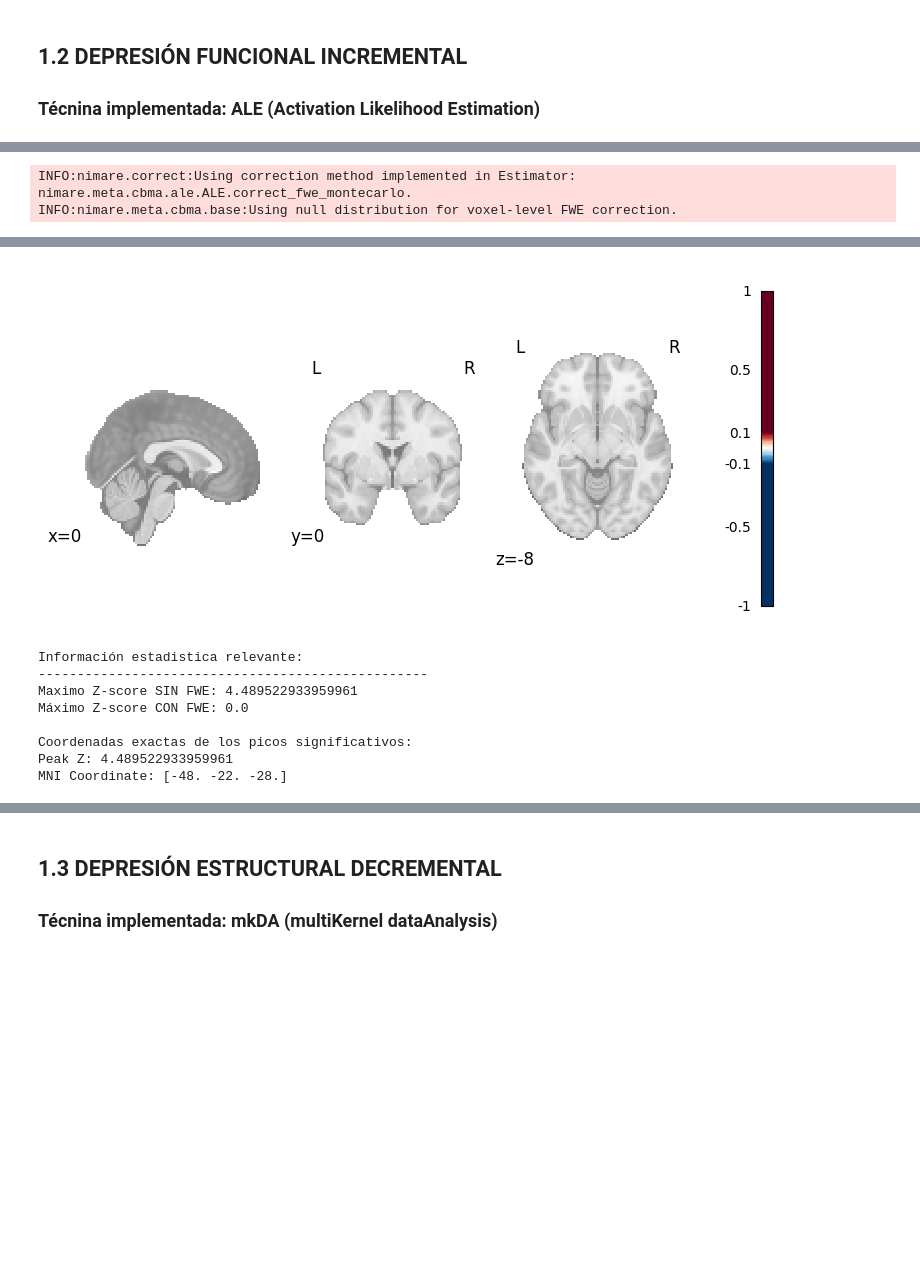
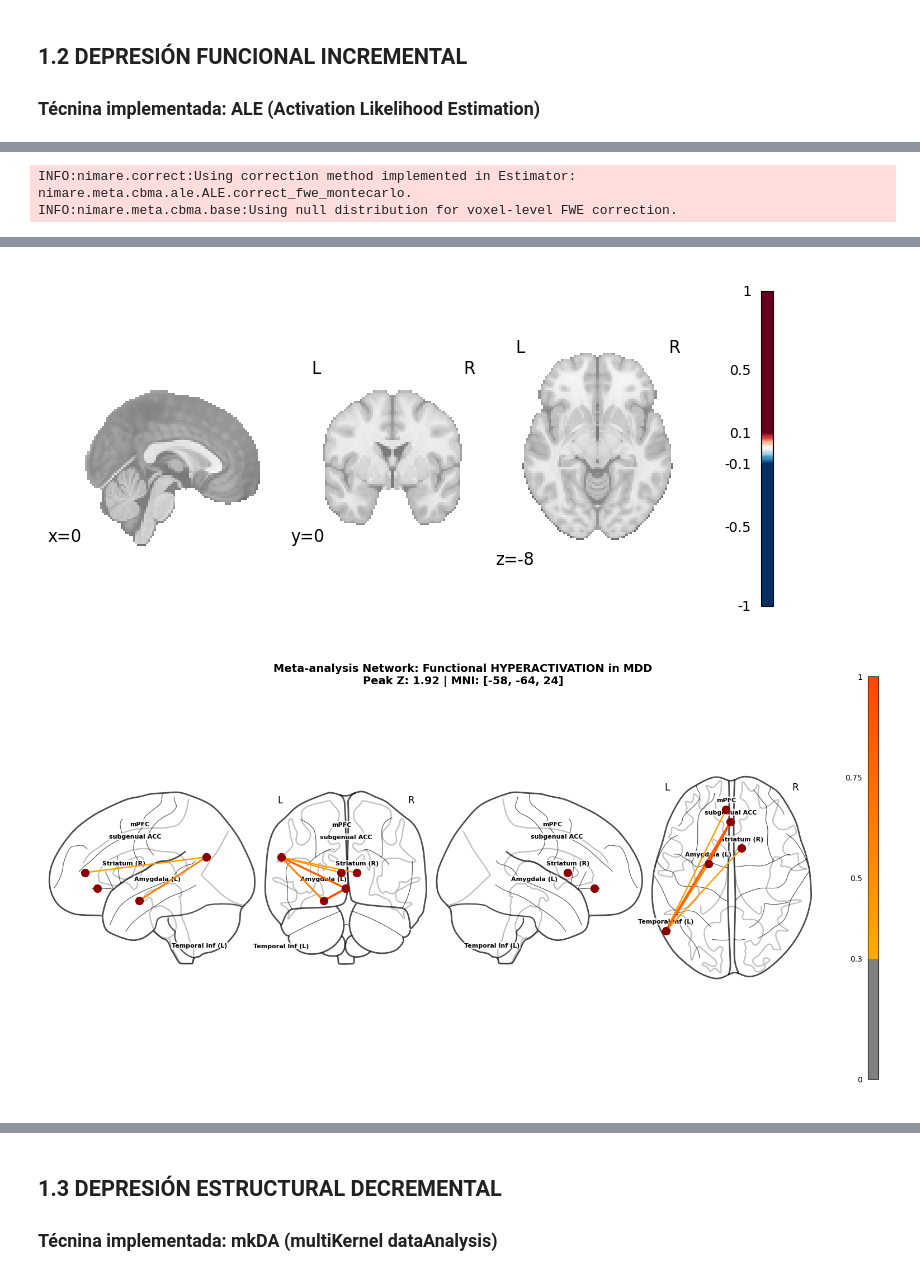
Before and after one commit to deleonpablo/DataAnalysisNimare, a Jupyter notebook: Reporte.ipynb, the cells around one changed output, grey strips where cells are left out. Drawn from its saved outputs; the diff is of its cells as text; code cells hidden in the pictures; blank space fills up the shorter version.

```diff
--- a/Reporte.ipynb
+++ b/Reporte.ipynb
@@ -344,7 +733,7 @@ print(nimare_dset.coordinates.head())
 meta = ALE()
 results = meta.fit(nimare_dset)
 
-corr = FWECorrector(method="montecarlo", n_iters=100, n_cores=1)
+corr = FWECorrector(method="montecarlo", n_iters=5000, n_cores=-1)
 cres = corr.transform(results)
 
 plot_stat_map(
@@ -364,6 +753,65 @@ plot_stat_map(
     symmetric_cbar=True,
     threshold=0.1,
 )
+import numpy as np
+import matplotlib.pyplot as plt
+from nilearn import plotting
+from matplotlib.colors import LinearSegmentedColormap
+
+# 1. Nuevas Coordenadas (Basadas en tus picos de Hiperactivación)
+nodos_coords = [
+    [-58, -64, 24],  # TU PICO: Giro Temporal Inferior (L)
+    [0, 34, -4],     # Corteza Cingulada Subgenual (clásico en hiperactivación MDD)
+    [-20, -4, -15],  # Amígdala (L)
+    [10, 10, 10],    # Estriado Ventral (R)
+    [-4, 45, 10]     # mPFC
+]
+nodos_labels = ['Temporal Inf (L)', 'subgenual ACC', 'Amygdala (L)', 'Striatum (R)', 'mPFC']
+
+# 2. Matriz de Adyacencia (Co-ocurrencia para Hiperactivación)
+adj_matrix = np.array([
+    [0.0, 0.8, 0.6, 0.4, 0.4],
+    [0.8, 0.0, 0.9, 0.2, 0.1],
+    [0.6, 0.9, 0.0, 0.1, 0.1],
+    [0.4, 0.2, 0.1, 0.0, 0.1],
+    [0.4, 0.1, 0.1, 0.1, 0.0]
+])
+
+# 3. Escala de NARANJAS/ROJOS para Arcos (Representando INCREMENTO)
+cmap_calido = LinearSegmentedColormap.from_list("warm_scale", ['#FFD700', '#FF4500']) # De Dorado a Naranja-Rojo
+
+fig = plt.figure(figsize=(15, 8))
+
+# 4. Generar Conectorama
+display = plotting.plot_connectome(
+    adj_matrix,
+    nodos_coords,
+    display_mode='lyrz',
+    edge_threshold=0.3,
+    edge_cmap=cmap_calido,
+    node_color='#8B0000',  # Rojo oscuro para los nodos
+    node_size=100,
+    edge_vmin=0, edge_vmax=1,
+    black_bg=False,
+    colorbar=True,
+    figure=fig
+)
+
+# 5. Etiquetas Limpias
+for name, ax in display.axes.items():
+    for i, (coord, label) in enumerate(zip(nodos_coords, nodos_labels)):
+        ax.ax.text(
+            coord[0], coord[1] + 6, label,
+            fontsize=8, fontweight='bold', color='black',
+            ha='center', va='bottom',
+            bbox=dict(facecolor='white', alpha=0.8, edgecolor='none', boxstyle='round,pad=0.1')
+        )
+
+plt.suptitle(f"Meta-analysis Network: Functional HYPERACTIVATION in MDD\nPeak Z: 1.92 | MNI: [-58, -64, 24]",
+             fontsize=14, fontweight='bold', y=0.98)
+
+plt.show()
+
 
 print("Información de los resultados:")
 print("-" * 50)
@@ -424,10 +859,3 @@ Description:
 [figure]
 [figure]
-Información estadistica relevante:
---------------------------------------------------
-Maximo Z-score SIN FWE: 4.489522933959961
-Máximo Z-score CON FWE: 0.0
-
-Coordenadas exactas de los picos significativos:
-Peak Z: 4.489522933959961
-MNI Coordinate: [-48. -22. -28.]
+[figure, added]
```
Also changed, not shown: parts of 6 cells of this notebook, 11 other files.
